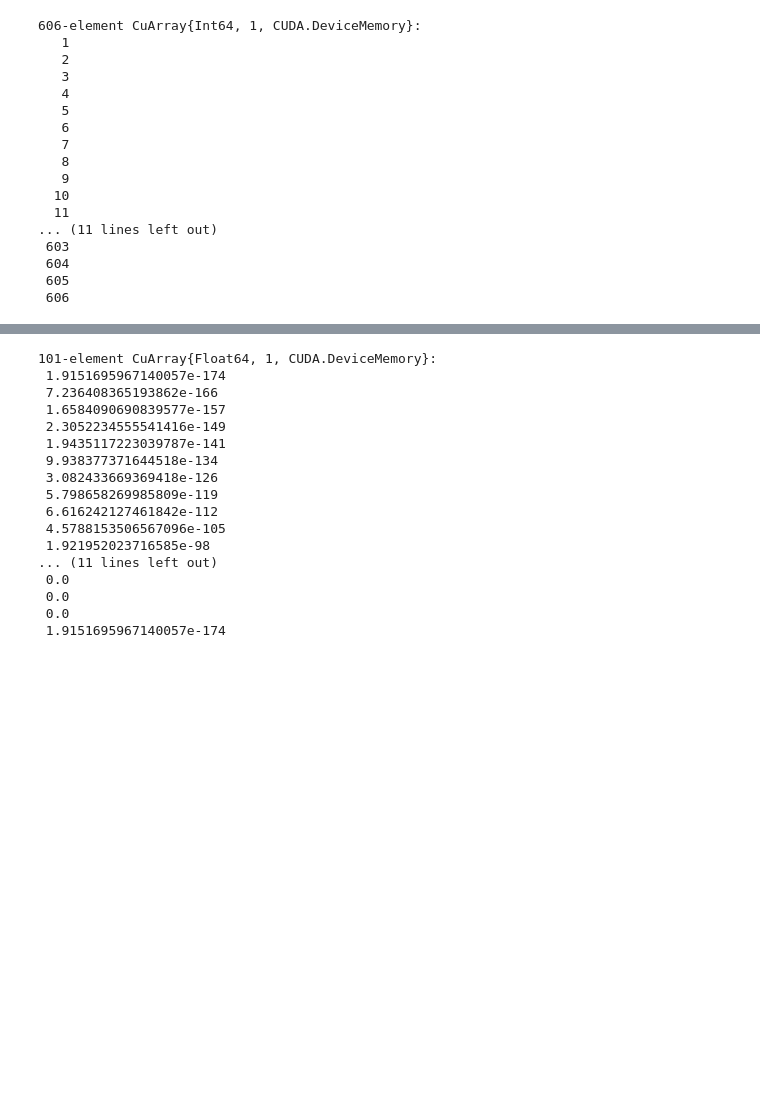
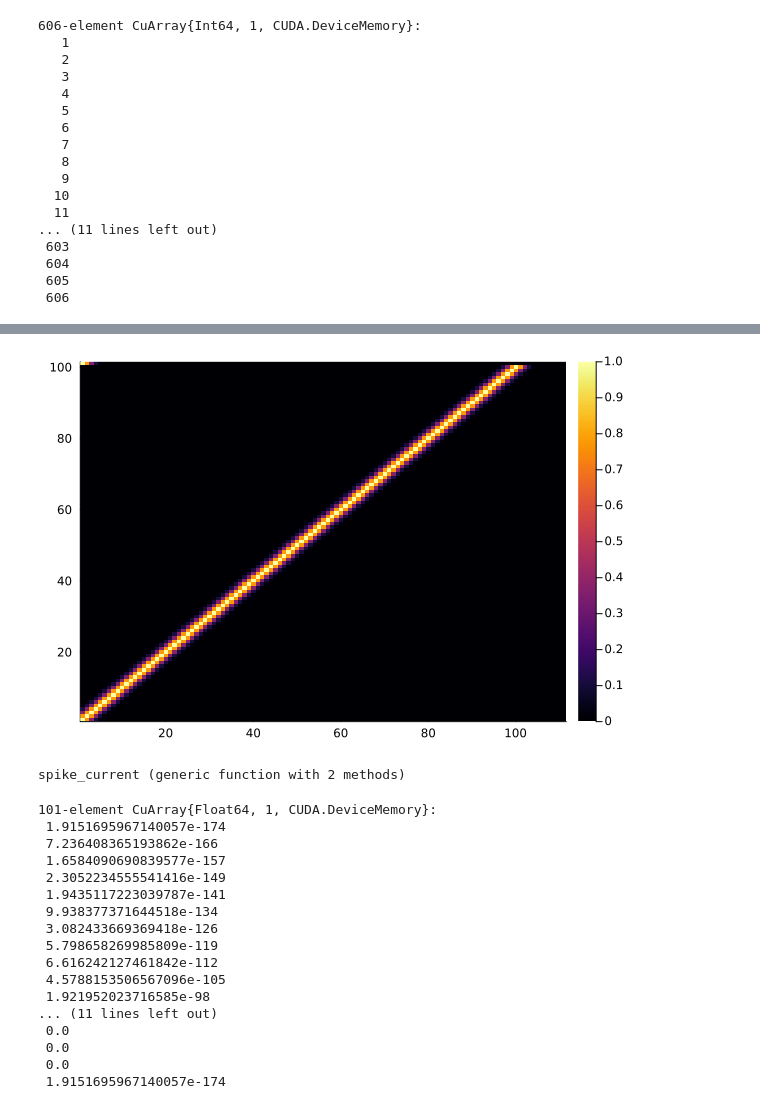
Before and after one commit to wilkieolin/PhasorNetworks.jl, a Jupyter notebook: demos/phase_memory.ipynb, the cells around one changed output, grey strips where cells are left out. Saved outputs shown, nothing was run; the diff lists cells and outputs as text; code cells hidden in the pictures; blank space fills up the shorter version.

```diff
--- a/demos/phase_memory.ipynb
+++ b/demos/phase_memory.ipynb
@@ -275,0 +389,5 @@ stg.linear_indices
+# %%
+function gaussian_kernel_gpu(x::Float32, t::Float32, t_sigma::Float32)
+    i = exp(-1.0f0 * ((t - x) / (2.0f0 * t_sigma))^2.0f0)
+    return i
+end
@@ -275,0 +490,8 @@ stg.linear_indices
+# %%
+function parallel_current(stg::SpikeTrainGPU, t::Float32, spk_args::SpikingArgs)
+    currents = gaussian_kernel_gpu.(stg.times, t, Float32(spk_args.t_window))
+    output = parallel_scatter_add(stg.linear_indices, currents, stg.linear_shape)
+
+    return output
+
+end
@@ -275,0 +534,2 @@ stg.linear_indices
+# %%
+iv = stack([parallel_current(stg, t, spk_args) for t in 0.0f0:0.01f0:1.1f0])
@@ -275,0 +538,2 @@ stg.linear_indices
+# %%
+iv2 = Array(iv)
@@ -275,0 +558,4 @@ stg.linear_indices
+# %%
+heatmap(iv2)
+# %% [output]
+[figure, added]
@@ -276,3 +567,14 @@ stg.linear_indices
+# %%
+function spike_current(train::SpikeTrainGPU, t::Real, spk_args::SpikingArgs)
+    scale = spk_args.spk_scale
+
+    current = parallel_current(train, t, spk_args)
+    current = reshape(current, train.shape)
+
+    return current
+end
+# %% [output]
+spike_current (generic function with 2 methods)
 # %%
 ival = spike_current(stg, 0.4, spk_args)
 # %% [output]
```
Also changed, not shown: parts of 79 cells of this notebook, 4 other files.
